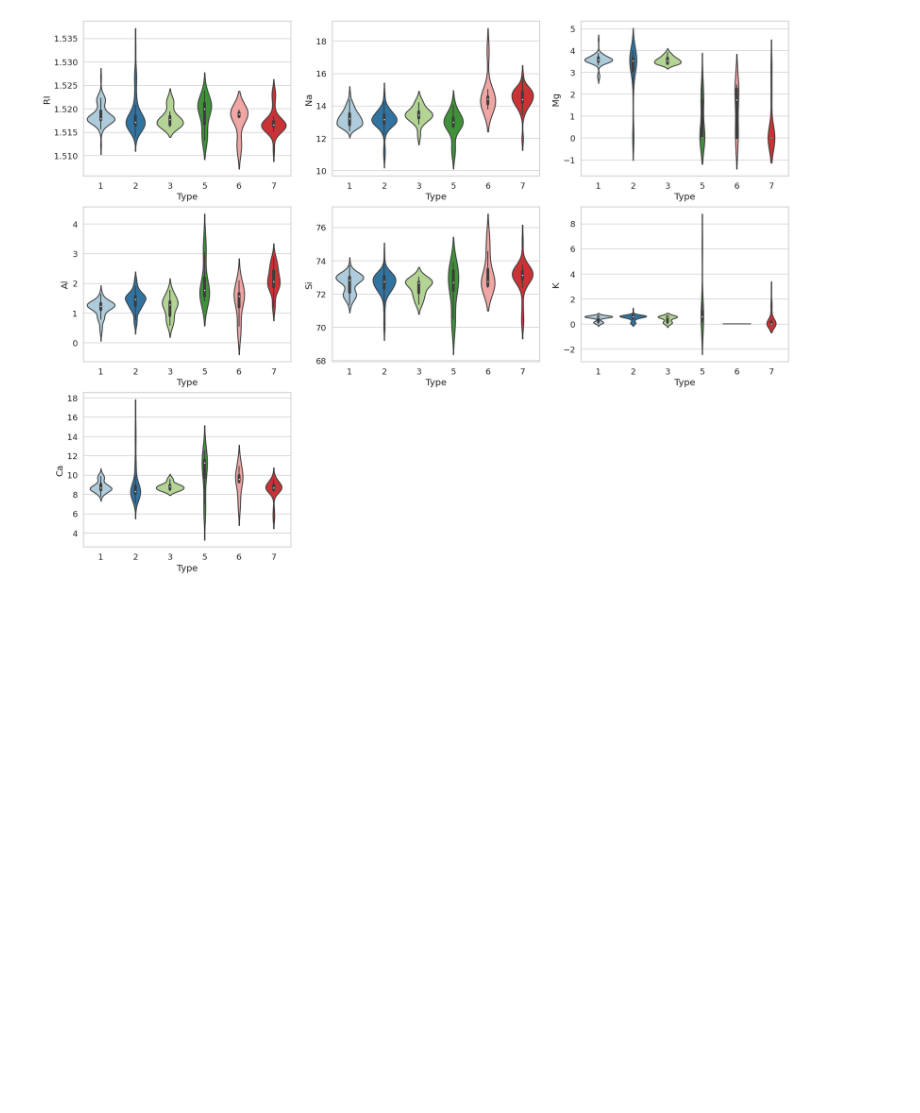
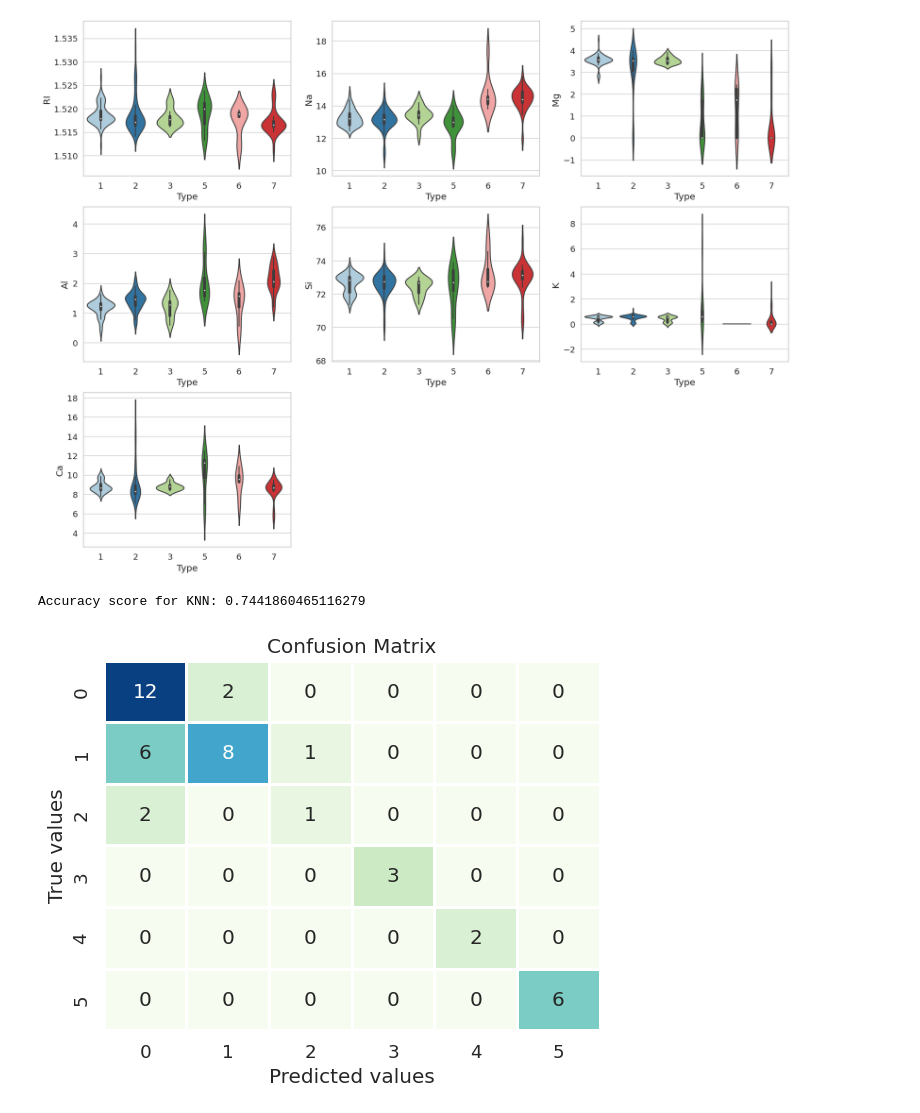
Before and after one commit to WojciechSzade/GlassClassificationProject, a Jupyter notebook: gcp.ipynb, the cells around one changed output. Drawn from its saved outputs; the diff is of its cells as text; code cells hidden in the pictures; blank space fills up the shorter version.

```diff
--- a/gcp.ipynb
+++ b/gcp.ipynb
@@ -99,3 +100,38 @@ for i in range(1,8):
     sns.violinplot(x = 'Type', y = cols[i-1], data = data)
 # %% [output]
 [figure]
+# %%
+from sklearn.neighbors import KNeighborsClassifier
+from sklearn.model_selection import train_test_split, GridSearchCV, cross_val_score
+from sklearn.metrics import confusion_matrix, classification_report, accuracy_score
+
+import warnings
+warnings.filterwarnings('ignore')
+
+X = pd.DataFrame(data.drop(["Type"], axis = 1),
+            columns=['RI','Na','Mg','Al','Si','K','Ca','Ba','Fe'])
+y = data.Type
+
+X_train, X_test, y_train, y_test = train_test_split(X, y, test_size = .2, random_state = 40, stratify = y)
+
+knn = KNeighborsClassifier()
+knn_params = {'n_neighbors': np.arange(1,50)}
+knn_cv_model = GridSearchCV(knn, knn_params, cv = 10).fit(X_train, y_train)
+
+n_neig = knn_cv_model.best_params_['n_neighbors']
+
+knn_tuned = KNeighborsClassifier(n_neighbors = n_neig).fit(X_train, y_train)
+y_pred = knn_tuned.predict(X_test)
+knn_accuracy = accuracy_score(y_test, y_pred)
+print('Accuracy score for KNN: {}'.format(knn_accuracy))
+# %% [output]
+Accuracy score for KNN: 0.7441860465116279
+# %%
+#Confusion Matrix of KNN
+sns.heatmap(confusion_matrix(y_test, y_pred), annot = True, lw = 2, cbar = False, cmap = 'GnBu')
+plt.ylabel('True values')
+plt.xlabel('Predicted values')
+plt.title('Confusion Matrix')
+plt.show()
+# %% [output]
+[figure, added]
```
Also changed, not shown: parts of 8 cells of this notebook.
